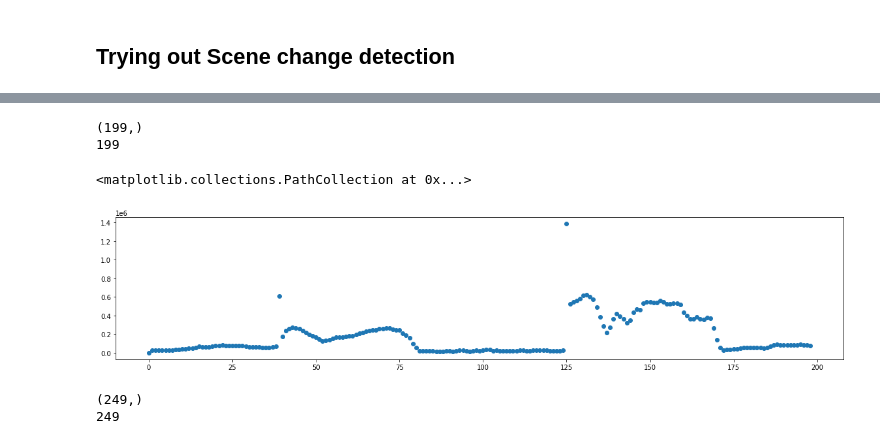
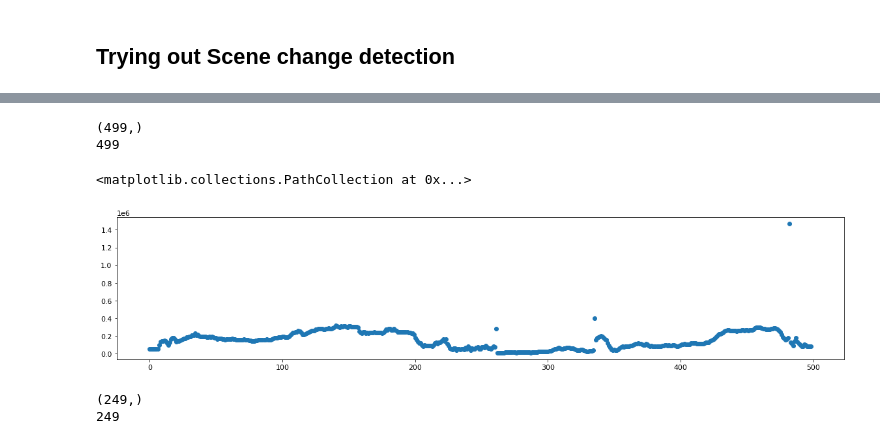
Before and after one commit to Akshara416/OpenCV-projects, a Jupyter notebook: Shot_classification_latest.ipynb, the cells around one changed output, grey strips where cells are left out. Drawn from its saved outputs; the diff is of its cells as text; code cells hidden in the pictures.

```diff
--- a/Shot_classification_latest.ipynb
+++ b/Shot_classification_latest.ipynb
@@ -16,7 +16,7 @@ import matplotlib.pyplot as plt
 # Create a video capture object, in this case we are reading the video from a file
 #vid_capture = cv2.VideoCapture('/content/drive/MyDrive/Cricket_shots_analysis/videos/cricket_shots.mp4')
 
-video = '/content/drive/MyDrive/Cricket_shots_analysis/ICC_T20_2016/ICC_WT20_2016_v1.mp4'
+video = '/content/drive/MyDrive/Cricket_shots_analysis/Ind_vs_Aus_2021/Ind_vs_Aus_2021_V1.mp4'
 vid_capture = cv2.VideoCapture(video)
 vid_capture2 = cv2.VideoCapture(video)
 
@@ -67,37 +66,37 @@ nonzero=[]
 count = 0
 vid_capture2.read()
 while(vid_capture.isOpened()):
   count+=1
   #print(count)
   ret, frame = vid_capture.read()
   ret_two, next_frame = vid_capture2.read()
   #plt.imshow(cv2.cvtColor(frame,cv2.COLOR_BGR2RGB))
   #plt.show()
-  if ret == True and ret_two == True and vid_capture.get(cv2.CAP_PROP_POS_FRAMES)<fps*8:
+  if ret == True and ret_two == True and vid_capture.get(cv2.CAP_PROP_POS_FRAMES)<fps*20:
     #frame = cv2.cvtColor(frame, cv2.COLOR_BGR2RGB)
 
     mask = cv2.absdiff(frame,next_frame)
     _ , mask = cv2.threshold(mask, 50, 255, cv2.THRESH_BINARY)
     num = np.count_nonzero((mask.ravel()))
     nonzero.append(num)
 
   else:
     vid_capture.release()
     break
 
 
 y = nonzero
 x = np.arange(0,len(y))
 print(x.shape)
 print(len(y))
 
 plt.figure(figsize=(20,4))
 plt.scatter(x,y)
 # %% [output]
-(199,)
-199
+(499,)
+499
 <matplotlib.collections.PathCollection at 0x...>
-[figure, old version]
+[figure, new version]
 # %%
 nonzero
 # %%
```
Also changed, not shown: parts of 13 cells of this notebook.
